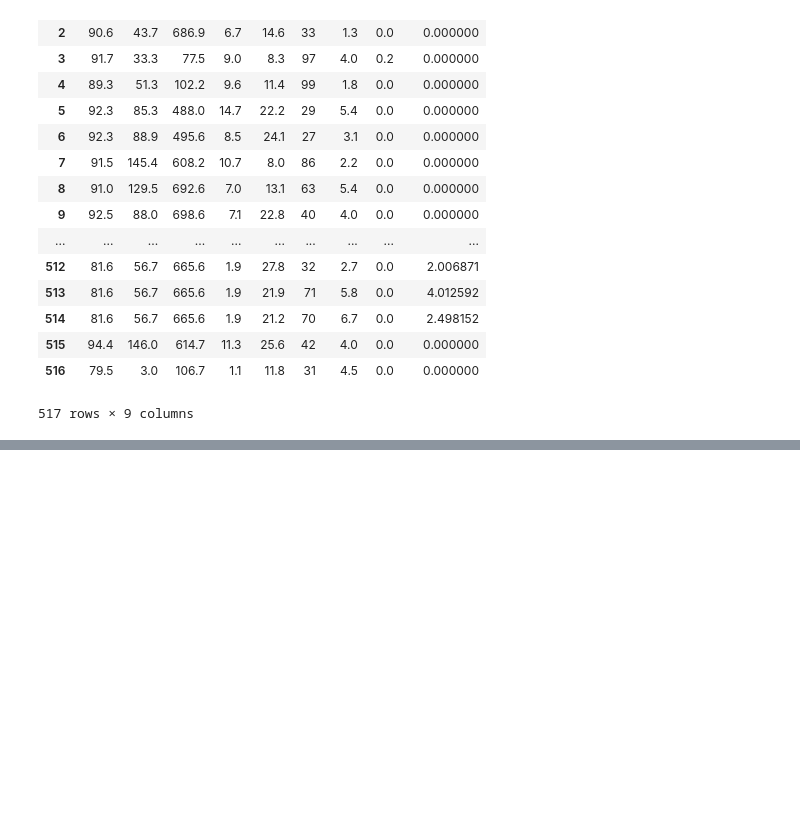
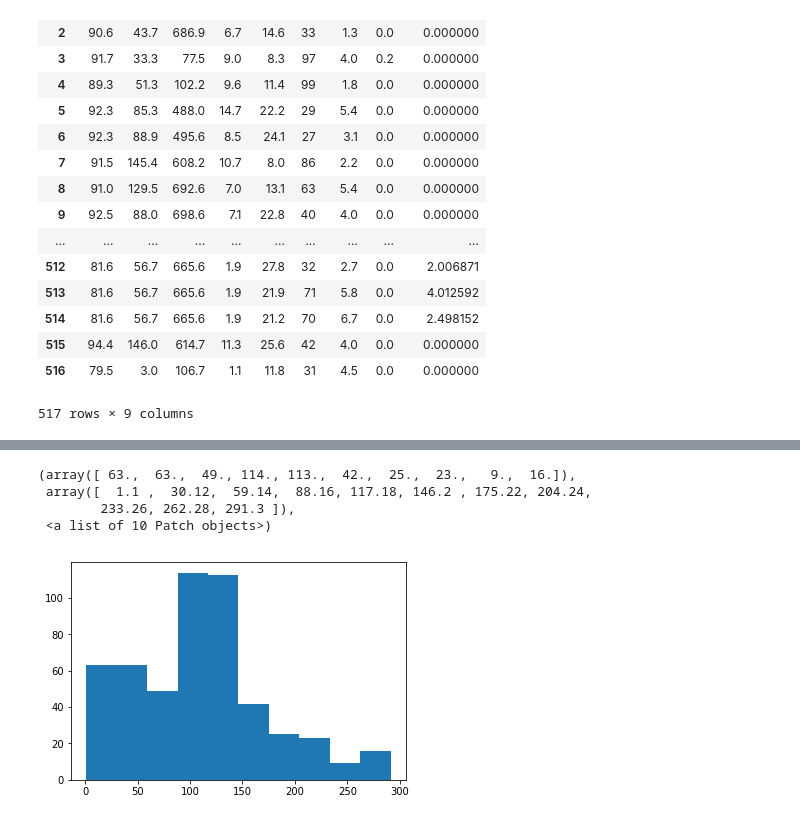
Before and after one commit to MCMXCIII/Stats-Fire-Data-Project, a Jupyter notebook: Project.ipynb, the cells around one changed output, grey strips where cells are left out. Drawn from its saved outputs; the diff is of its cells as text; code cells hidden in the pictures; blank space fills up the shorter version.

Commit message:
Updated With more graphs and more insight on the data.

```diff
--- a/Project.ipynb
+++ b/Project.ipynb
@@ -132,0 +142,11 @@ df
+# %%
+#Pluck the DMC variables out from the df to plot.
+fuel_dataDMC = df['DMC']
+#Then plot this using the same fucntion we used ealier to plot with a example value ISI.
+plt.hist(fuel_dataDMC, label="DMC Histogram")
+# %% [output]
+(array([ 63.,  63.,  49., 114., 113.,  42.,  25.,  23.,   9.,  16.]),
+ array([  1.1 ,  30.12,  59.14,  88.16, 117.18, 146.2 , 175.22, 204.24,
+        233.26, 262.28, 291.3 ]),
+ <a list of 10 Patch objects>)
+[figure, added]
```
Also changed, not shown: parts of 4 cells of this notebook.
